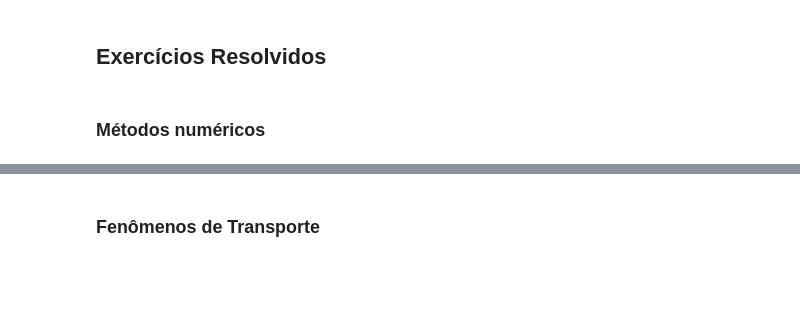
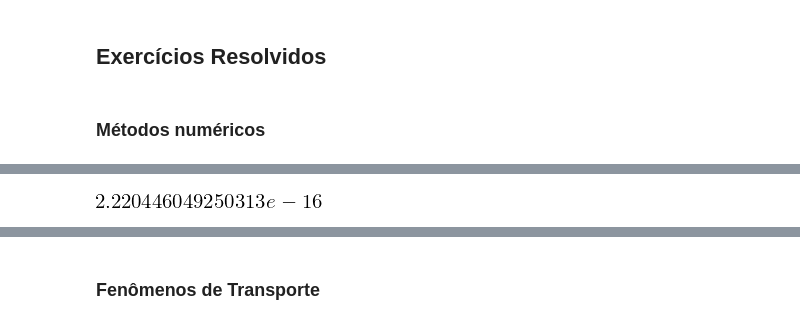
Before and after one commit to fschuch/JAEP-2019.py, a Jupyter notebook: Oficina.ipynb, the cells around one changed output, grey strips where cells are left out. Drawn from its saved outputs; the diff is of its cells as text; code cells hidden in the pictures; blank space fills up the shorter version.

```diff
--- a/Oficina.ipynb
+++ b/Oficina.ipynb
@@ -437,0 +589,16 @@ plt.show()
+# %%
+x = np.linspace(0., 2*np.pi, num=201, endpoint=True)
+f = np.sin(x)
+
+dx = (x[1]-x[0])
+#Operador integral
+Ix = dx*sps.eye(x.size).toarray()
+
+#Condições de contorno
+for i in [0, -1]:
+    Ix[i] *= 0.5
+
+#Integral:
+Ix.dot(f).sum()
+# %% [output]
+[figure, added]
```
Also changed, not shown: parts of 12 cells of this notebook.
